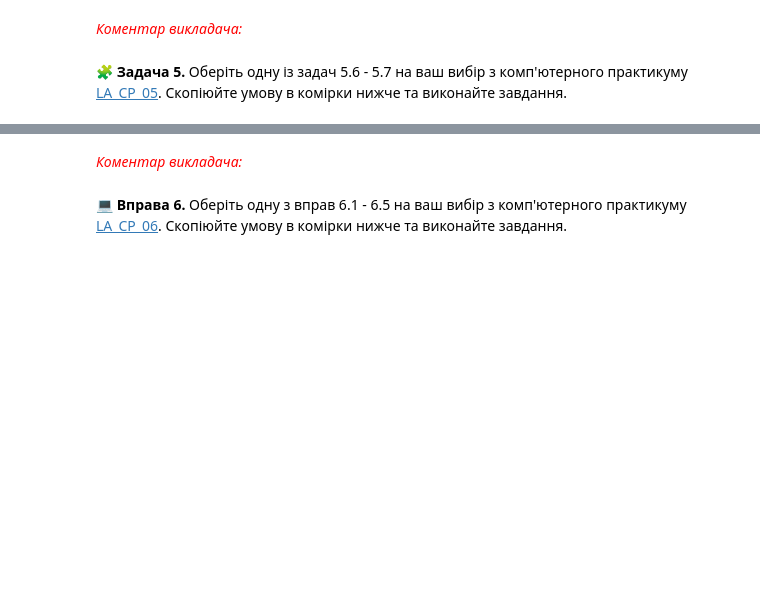
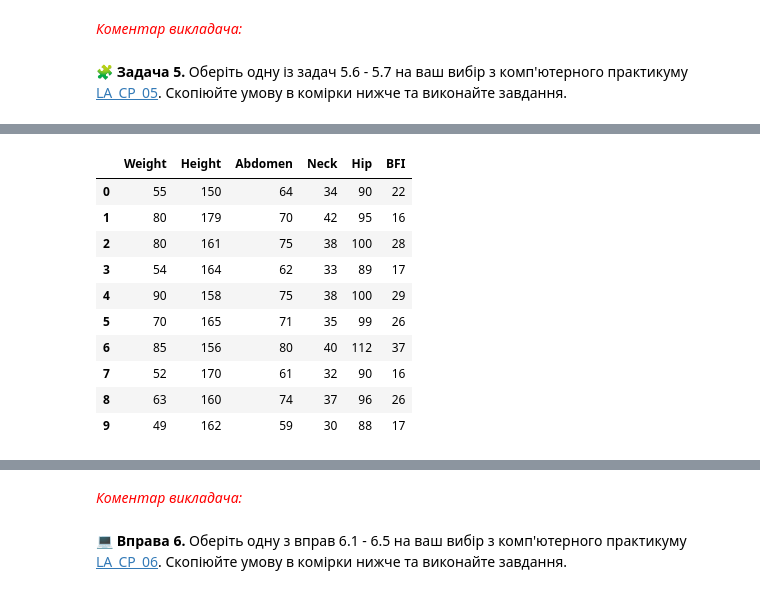
Before and after one commit to Rayzenbtw/linear_algebra, a Jupyter notebook: LA_COLAB_02_TEMPLATE.ipynb, the cells around one changed output, grey strips where cells are left out. Cells and saved outputs as stored; diff of their text form; code cells hidden in the pictures; blank space fills up the shorter version.

```diff
--- a/LA_COLAB_02_TEMPLATE.ipynb
+++ b/LA_COLAB_02_TEMPLATE.ipynb
@@ -545,0 +549,15 @@ triangle_properties(points_2d)
+# %%
+df_bfi = pd.read_excel('data\\BFI.xlsx')
+df_bfi
+# %% [output]
+|  | Weight | Height | Abdomen | Neck | Hip | BFI |
+| 0 | 55 | 150 | 64 | 34 | 90 | 22 |
+| 1 | 80 | 179 | 70 | 42 | 95 | 16 |
+| 2 | 80 | 161 | 75 | 38 | 100 | 28 |
+| 3 | 54 | 164 | 62 | 33 | 89 | 17 |
+| 4 | 90 | 158 | 75 | 38 | 100 | 29 |
+| 5 | 70 | 165 | 71 | 35 | 99 | 26 |
+| 6 | 85 | 156 | 80 | 40 | 112 | 37 |
+| 7 | 52 | 170 | 61 | 32 | 90 | 16 |
+| 8 | 63 | 160 | 74 | 37 | 96 | 26 |
+| 9 | 49 | 162 | 59 | 30 | 88 | 17 |
```
Also changed, not shown: parts of 29 cells of this notebook, 2 other files.
